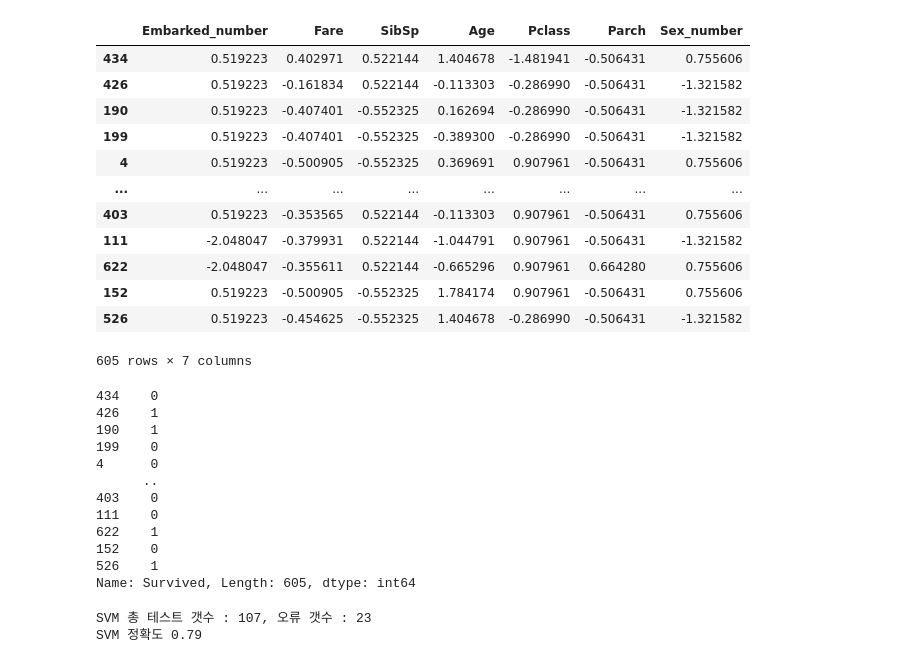
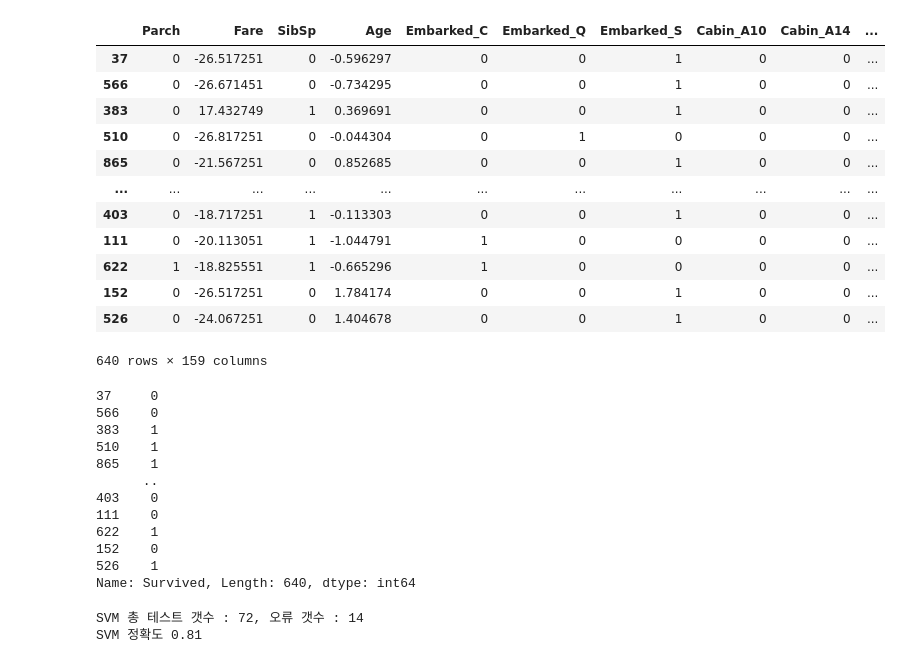
Before and after one commit to hrdkdh/kaggle, a Jupyter notebook: titanic/prediction_titanic.ipynb, the cells around one changed output. Cells and saved outputs as stored; diff of their text form; code cells hidden in the pictures.

```diff
--- a/titanic/prediction_titanic.ipynb
+++ b/titanic/prediction_titanic.ipynb
@@ -9,6 +9,8 @@ from sklearn.linear_model import LinearRegression
 from sklearn.model_selection import train_test_split
 
 df = pd.read_csv("train.csv")
+df = df.astype({"Pclass":"str"})
+df = df.replace({"Pclass" : {"1":"1st", "2":"2nd", "3":"3nd"}})
 display(df)
 # %% [output]
 |  | PassengerId | Survived | Pclass | Name | Sex | Age | SibSp | Parch | Ticket | Fare | ... |
@@ -26,10 +28,20 @@ display(df)
 891 rows × 12 columns
 # %%
 #전처리
-df_selected = df[{"Survived", "Pclass", "Sex", "Age", "Parch", "SibSp", "Fare", "Embarked"}].dropna()
+df_selected = df[{"Survived", "Age", "Parch", "SibSp", "Fare", "Pclass", "Sex", "Embarked"}].dropna()
 
-df_selected["Sex_number"] = df_selected["Sex"].replace("female", 1).replace("male", 2)
-df_selected["Embarked_number"] = df_selected["Embarked"].replace("C", 1).replace("Q", 2).replace("S", 3)
+#Age와 Fare 정규화
+df_selected["Age"] = (df_selected["Age"] - df_selected["Age"].mean())/df_selected["Age"].std() #normalize
+df_selected["Fare"] = (df_selected["Fare"] - df_selected["Fare"].mean())/df_selected["Age"].std() #normalize
+
+#Label Encoding 방식 변환
+# df_selected["Sex_number"] = df_selected["Sex"].replace("female", 1).replace("male", 2)
+# df_selected["Embarked_number"] = df_selected["Embarked"].replace("C", 1).replace("Q", 2).replace("S", 3)
+
+#One hot encoding 방식 변환
+df_one_hot_encoded = pd.get_dummies(df[{"Pclass", "Sex", "Embarked", "Cabin"}])
+
+df_selected = pd.merge(df_selected[{"Survived", "Age", "Parch", "SibSp", "Fare"}], df_one_hot_encoded, how="left", left_index=True, right_index=True)
+
 display(df_selected)
-# sns.pairplot(df_selected)
 # %% [output]
@@ -49,6 +61,6 @@ display(df_selected)
 # %%
 #데이터셋 분리
-x = df_selected[{"Pclass", "Sex_number", "Age", "Parch", "SibSp", "Fare", "Embarked_number"}]
+x = df_selected.drop("Survived", axis=1)
 y = df_selected["Survived"]
-# display(x)
-# display(y)
+display(x)
+display(y)
@@ -55,5 +93,3 @@ y = df_selected["Survived"]
 # %%
-x = (x - x.mean())/x.std() #normalize
-display(x)
 x.boxplot(column="Age")
 # %% [output]
@@ -74,35 +97,35 @@ x.boxplot(column="Age")
 [figure]
 # %%
-x_train, x_test, y_train, y_test = train_test_split(x, y, test_size=0.15, shuffle=True, random_state=34)
+x_train, x_test, y_train, y_test = train_test_split(x, y, test_size=0.1, shuffle=True, random_state=34)
 
 display(x_train)
 display(y_train)
 # %% [output]
-|  | Embarked_number | Fare | SibSp | Age | Pclass | Parch | Sex_number |
-| 434 | 0.519223 | 0.402971 | 0.522144 | 1.404678 | -1.481941 | -0.506431 | 0.755606 |
-| 426 | 0.519223 | -0.161834 | 0.522144 | -0.113303 | -0.286990 | -0.506431 | -1.321582 |
-| 190 | 0.519223 | -0.407401 | -0.552325 | 0.162694 | -0.286990 | -0.506431 | -1.321582 |
-| 199 | 0.519223 | -0.407401 | -0.552325 | -0.389300 | -0.286990 | -0.506431 | -1.321582 |
-| 4 | 0.519223 | -0.500905 | -0.552325 | 0.369691 | 0.907961 | -0.506431 | 0.755606 |
-| ... | ... | ... | ... | ... | ... | ... | ... |
-| 403 | 0.519223 | -0.353565 | 0.522144 | -0.113303 | 0.907961 | -0.506431 | 0.755606 |
-| 111 | -2.048047 | -0.379931 | 0.522144 | -1.044791 | 0.907961 | -0.506431 | -1.321582 |
-| 622 | -2.048047 | -0.355611 | 0.522144 | -0.665296 | 0.907961 | 0.664280 | 0.755606 |
-| 152 | 0.519223 | -0.500905 | -0.552325 | 1.784174 | 0.907961 | -0.506431 | 0.755606 |
-| 526 | 0.519223 | -0.454625 | -0.552325 | 1.404678 | -0.286990 | -0.506431 | -1.321582 |
+|  | Parch | Fare | SibSp | Age | Embarked_C | Embarked_Q | Embarked_S | Cabin_A10 | Cabin_A14 | ... |
+| 37 | 0 | -26.517251 | 0 | -0.596297 | 0 | 0 | 1 | 0 | 0 | ... |
+| 566 | 0 | -26.671451 | 0 | -0.734295 | 0 | 0 | 1 | 0 | 0 | ... |
+| 383 | 0 | 17.432749 | 1 | 0.369691 | 0 | 0 | 1 | 0 | 0 | ... |
+| 510 | 0 | -26.817251 | 0 | -0.044304 | 0 | 1 | 0 | 0 | 0 | ... |
+| 865 | 0 | -21.567251 | 0 | 0.852685 | 0 | 0 | 1 | 0 | 0 | ... |
+| ... | ... | ... | ... | ... | ... | ... | ... | ... | ... | ... |
+| 403 | 0 | -18.717251 | 1 | -0.113303 | 0 | 0 | 1 | 0 | 0 | ... |
+| 111 | 0 | -20.113051 | 1 | -1.044791 | 1 | 0 | 0 | 0 | 0 | ... |
+| 622 | 1 | -18.825551 | 1 | -0.665296 | 1 | 0 | 0 | 0 | 0 | ... |
+| 152 | 0 | -26.517251 | 0 | 1.784174 | 0 | 0 | 1 | 0 | 0 | ... |
+| 526 | 0 | -24.067251 | 0 | 1.404678 | 0 | 0 | 1 | 0 | 0 | ... |
-605 rows × 7 columns
+640 rows × 159 columns
-434    0
-426    1
-190    1
-199    0
-4      0
+37     0
+566    0
+383    1
+510    1
+865    1
       ..
 403    0
 111    0
 622    1
 152    0
 526    1
-Name: Survived, Length: 605, dtype: int64
+Name: Survived, Length: 640, dtype: int64
 # %%
 ml = SVC(kernel="linear", C=1.0, random_state=0)
 ml.fit(x_train, y_train)
@@ -110,8 +133,8 @@ y_pred = ml.predict(x_test)
 print("SVM 총 테스트 갯수 : %d, 오류 갯수 : %d" %(len(y_test), (y_test != y_pred).sum()))
 print("SVM 정확도 %.2f" %accuracy_score(y_test, y_pred))
 # %% [output]
-SVM 총 테스트 갯수 : 107, 오류 갯수 : 23
-SVM 정확도 0.79
+SVM 총 테스트 갯수 : 72, 오류 갯수 : 14
+SVM 정확도 0.81
 # %%
 clf = LogisticRegression(solver='lbfgs').fit(x_train,y_train)
 y_pred = clf.predict(x_test)
```
Also changed, not shown: parts of 5 cells of this notebook, 4 other files.
